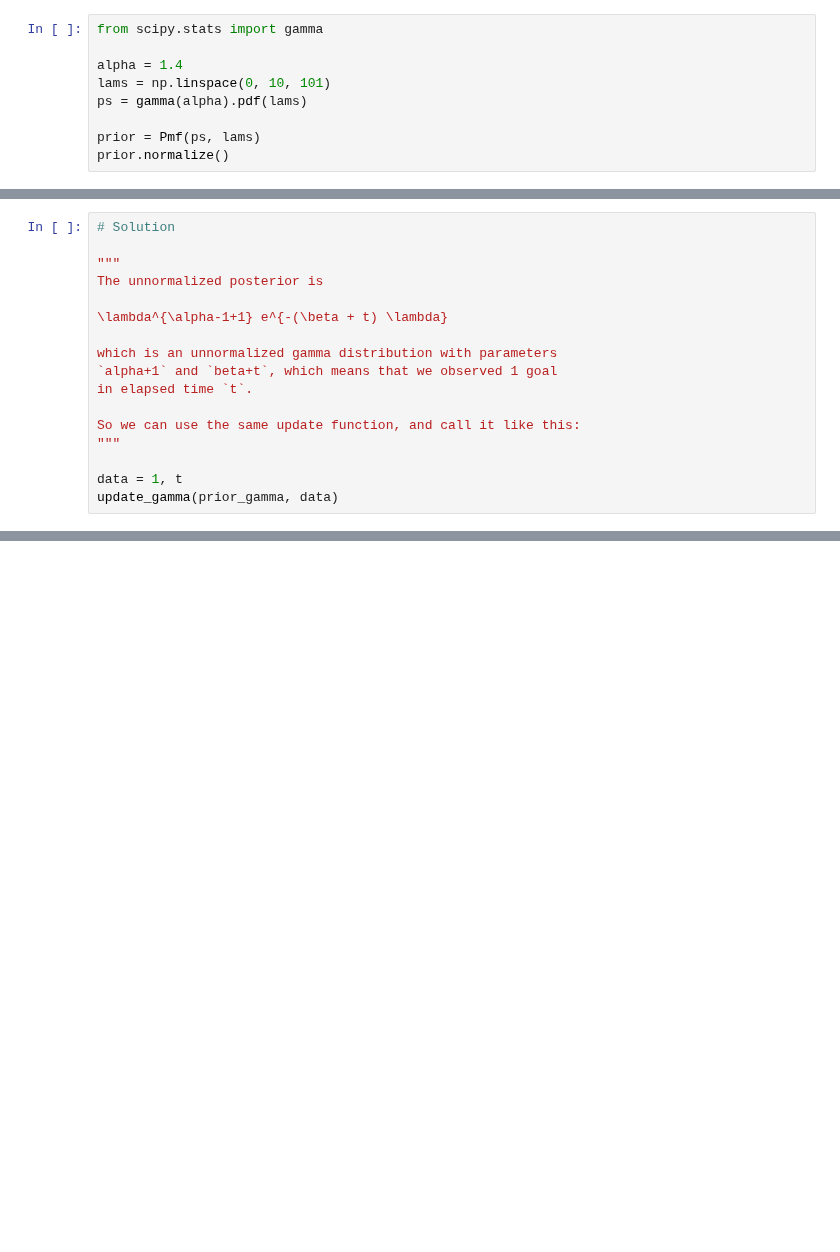
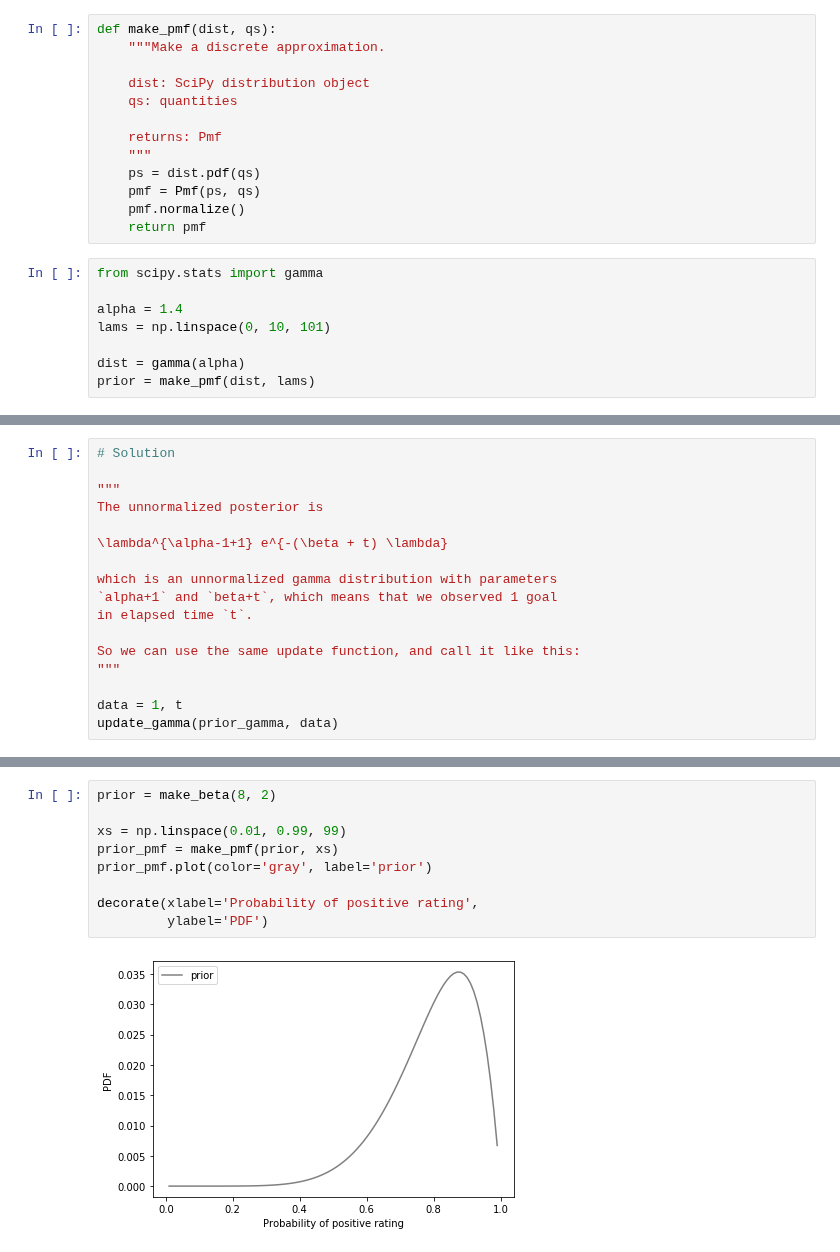
Before and after one commit to AllenDowney/ThinkBayes2, a Jupyter notebook: code/soln/chap17soln.ipynb, the cells around one changed output, grey strips where cells are left out. Cells and saved outputs as stored; diff of their text form; blank space fills up the shorter version.

```diff
--- a/code/soln/chap17soln.ipynb
+++ b/code/soln/chap17soln.ipynb
@@ -50,15 +50,27 @@ In Chapter 7, we solved the World Cup problem using a Poisson process to model g
 We used a gamma distribution to represent the prior distribution of `lam`, the goal-scoring rate.  And we used a Poisson distribution to compute the probability of the data, the observed number of goals in a game.
 
 Here's the prior distribution again.
+# %%
+def make_pmf(dist, qs):
+    """Make a discrete approximation.
+
+    dist: SciPy distribution object
+    qs: quantities
+
+    returns: Pmf
+    """
+    ps = dist.pdf(qs)
+    pmf = Pmf(ps, qs)
+    pmf.normalize()
+    return pmf
 # %%
 from scipy.stats import gamma
 
 alpha = 1.4
 lams = np.linspace(0, 10, 101)
-ps = gamma(alpha).pdf(lams)
 
-prior = Pmf(ps, lams)
-prior.normalize()
+dist = gamma(alpha)
+prior = make_pmf(dist, lams)
 # %% [markdown]
 And here's the likelihood of scoring 4 goals for each possible value of `lam`.
 # %%
@@ -364,0 +502,11 @@ update_gamma(prior_gamma, data)
+# %%
+prior = make_beta(8, 2)
+
+xs = np.linspace(0.01, 0.99, 99)
+prior_pmf = make_pmf(prior, xs)
+prior_pmf.plot(color='gray', label='prior')
+
+decorate(xlabel='Probability of positive rating',
+         ylabel='PDF')
+# %% [output]
+[figure, added]
```
Also changed, not shown: parts of 50 cells of this notebook.
